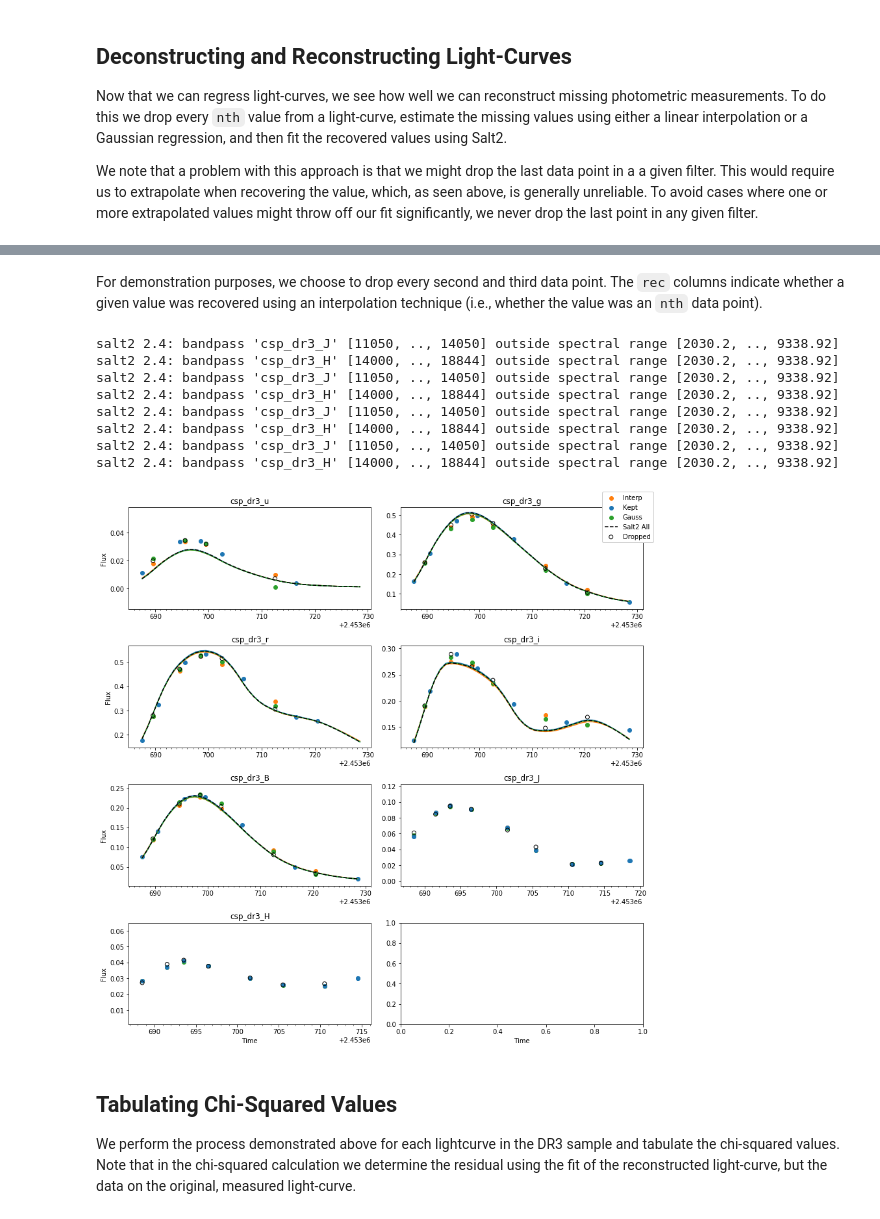
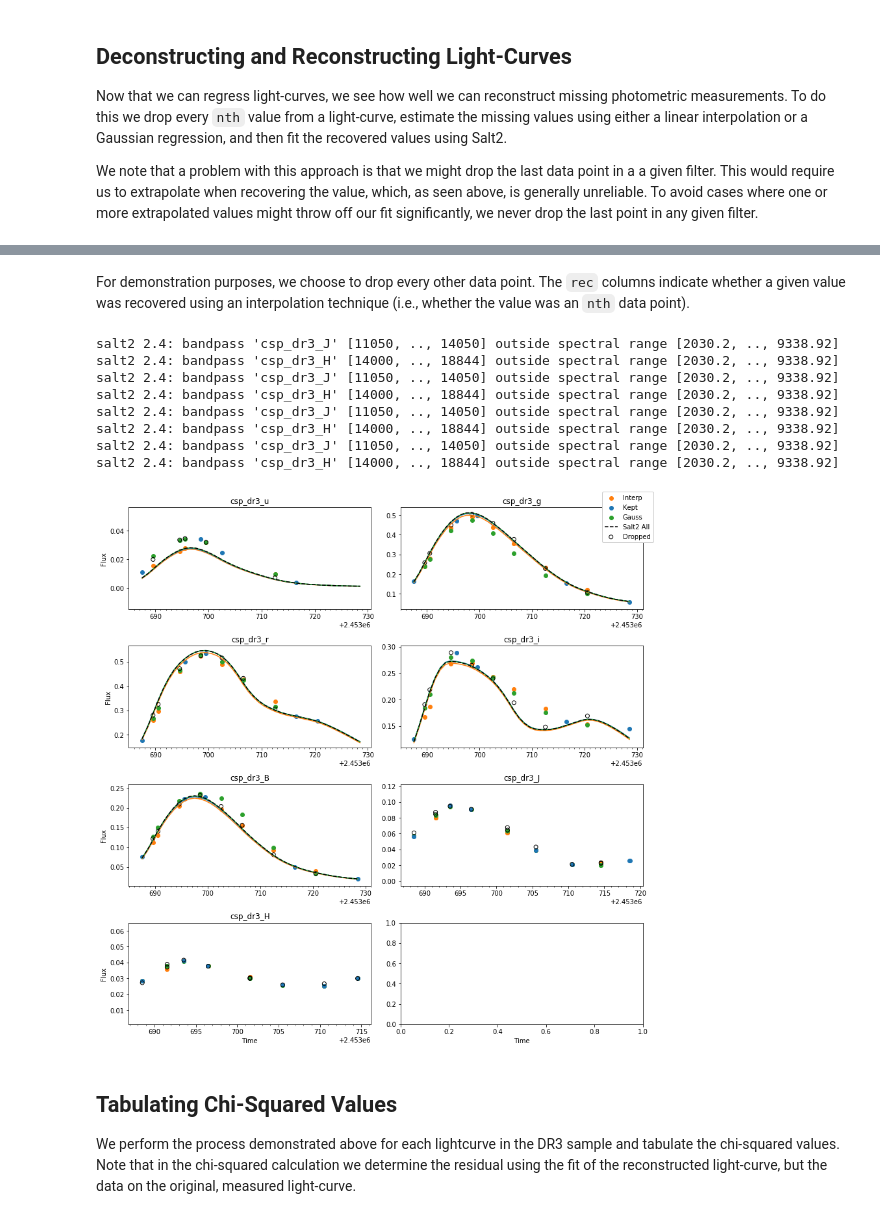
Before and after one commit to djperrefort/lc_reconstruction, a Jupyter notebook: interpolation_demo.ipynb, the cells around one changed output, grey strips where cells are left out. Saved outputs shown, nothing was run; the diff lists cells and outputs as text; code cells hidden in the pictures.

```diff
--- a/interpolation_demo.ipynb
+++ b/interpolation_demo.ipynb
@@ -308,5 +324,5 @@ def reconstruct_light_curve(data, *n):
 # %% [markdown]
-For demonstration purposes, we choose to drop every second and third data point. The `rec` columns indicate whether a given value was recovered using an interpolation technique (i.e., whether the value was an `nth` data point).
+For demonstration purposes, we choose to drop every other data point. The `rec` columns indicate whether a given value was recovered using an interpolation technique (i.e., whether the value was an `nth` data point).
 # %%
 def plot_recovered_fits(reconstructed, bands):
     """Plot fits to a reconstructed light-curve
@@ -365,18 +381,18 @@ def plot_recovered_fits(reconstructed, bands):
 
     plt.tight_layout()
 # %%
-plot_data = reconstruct_light_curve(demo_data, 2)
+plot_data = reconstruct_light_curve(demo_data, 2, 3)
 plot_recovered_fits(plot_data, bands)
 # %% [output]
 salt2 2.4: bandpass 'csp_dr3_J' [11050, .., 14050] outside spectral range [2030.2, .., 9338.92]
 salt2 2.4: bandpass 'csp_dr3_H' [14000, .., 18844] outside spectral range [2030.2, .., 9338.92]
 salt2 2.4: bandpass 'csp_dr3_J' [11050, .., 14050] outside spectral range [2030.2, .., 9338.92]
 salt2 2.4: bandpass 'csp_dr3_H' [14000, .., 18844] outside spectral range [2030.2, .., 9338.92]
 salt2 2.4: bandpass 'csp_dr3_J' [11050, .., 14050] outside spectral range [2030.2, .., 9338.92]
 salt2 2.4: bandpass 'csp_dr3_H' [14000, .., 18844] outside spectral range [2030.2, .., 9338.92]
 salt2 2.4: bandpass 'csp_dr3_J' [11050, .., 14050] outside spectral range [2030.2, .., 9338.92]
 salt2 2.4: bandpass 'csp_dr3_H' [14000, .., 18844] outside spectral range [2030.2, .., 9338.92]
-[figure, old version]
+[figure, new version]
 # %% [markdown]
 ## Tabulating Chi-Squared Values <a id='chisq'></a>
 
```
Also changed, not shown: parts of 10 cells of this notebook.
